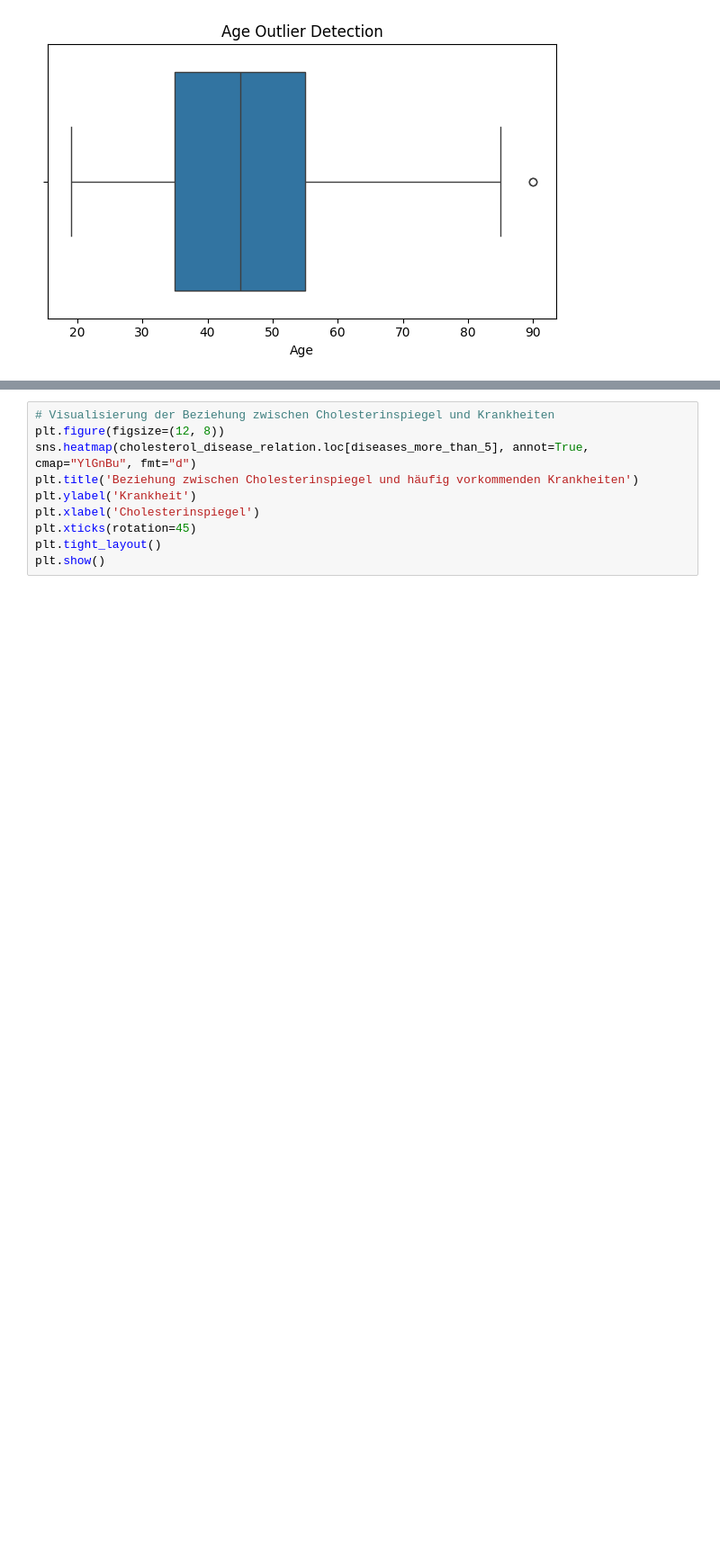
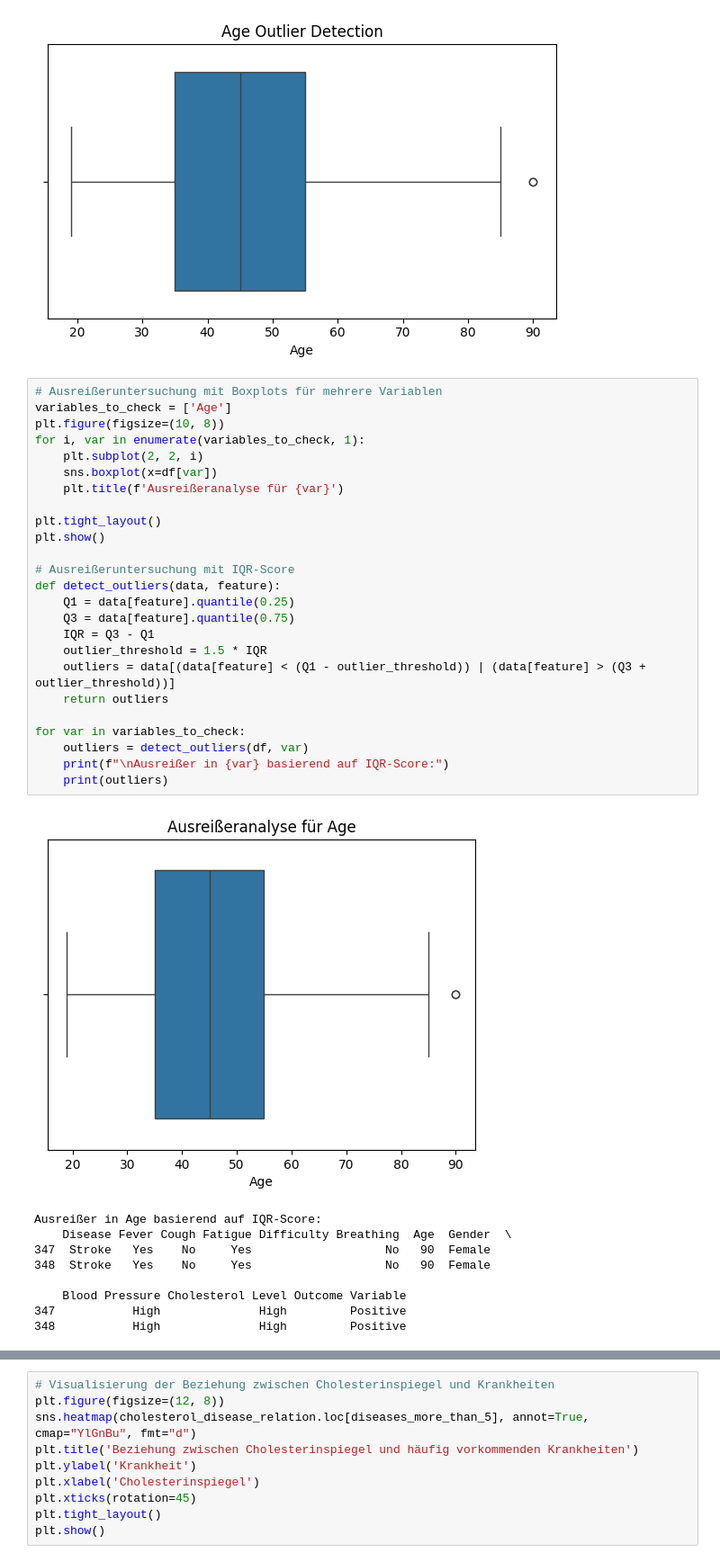
Before and after one commit to laurenziu10/data_exploration, a Jupyter notebook: disease.ipynb, the cells around one changed output, grey strips where cells are left out. Shown at 90% size. Drawn from its saved outputs; the diff is of its cells as text; blank space fills up the shorter version.

```diff
--- a/disease.ipynb
+++ b/disease.ipynb
@@ -80,3 +80,38 @@ plt.tight_layout()
 plt.show()
 # %% [output]
 [figure]
+# %%
+# Ausreißeruntersuchung mit Boxplots für mehrere Variablen
+variables_to_check = ['Age']
+plt.figure(figsize=(10, 8))
+for i, var in enumerate(variables_to_check, 1):
+    plt.subplot(2, 2, i)
+    sns.boxplot(x=df[var])
+    plt.title(f'Ausreißeranalyse für {var}')
+
+plt.tight_layout()
+plt.show()
+
+# Ausreißeruntersuchung mit IQR-Score
+def detect_outliers(data, feature):
+    Q1 = data[feature].quantile(0.25)
+    Q3 = data[feature].quantile(0.75)
+    IQR = Q3 - Q1
+    outlier_threshold = 1.5 * IQR
+    outliers = data[(data[feature] < (Q1 - outlier_threshold)) | (data[feature] > (Q3 + outlier_threshold))]
+    return outliers
+
+for var in variables_to_check:
+    outliers = detect_outliers(df, var)
+    print(f"\nAusreißer in {var} basierend auf IQR-Score:")
+    print(outliers)
+# %% [output]
+[figure, added]
+Ausreißer in Age basierend auf IQR-Score:
+    Disease Fever Cough Fatigue Difficulty Breathing  Age  Gender  \
+347  Stroke   Yes    No     Yes                   No   90  Female
+348  Stroke   Yes    No     Yes                   No   90  Female
+
+    Blood Pressure Cholesterol Level Outcome Variable
+347           High              High         Positive
+348           High              High         Positive
```
Also changed, not shown: parts of 9 cells of this notebook.
